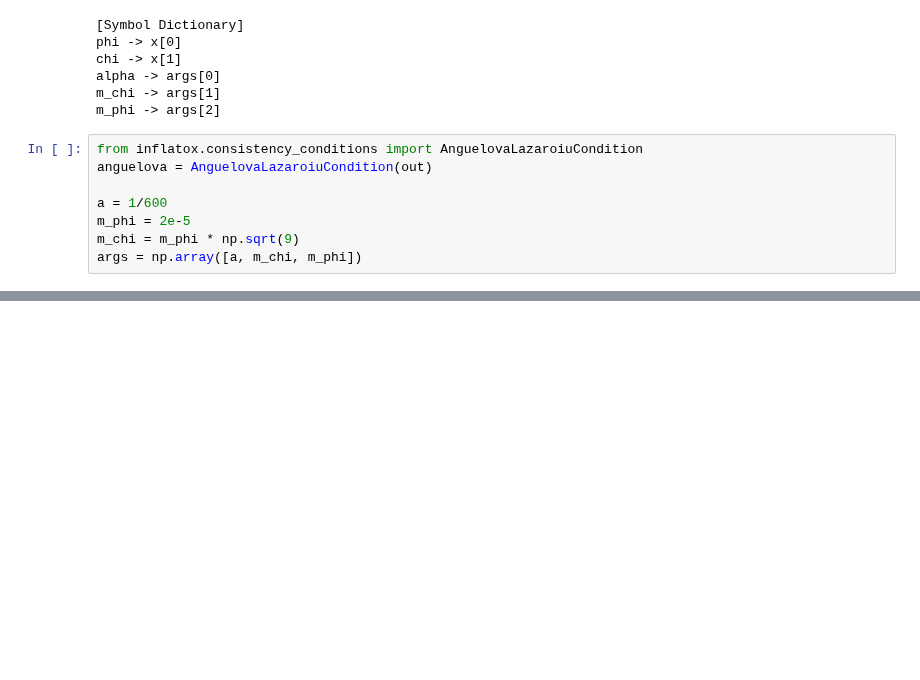
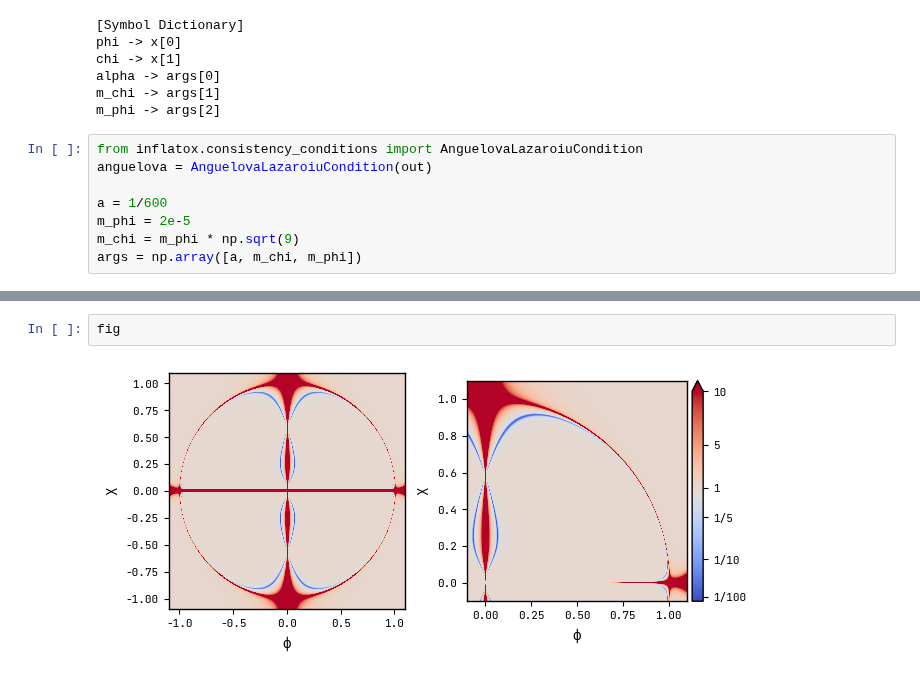
Before and after one commit to smups/inflatox, a Jupyter notebook: notebooks/angular_inf.ipynb, the cells around one changed output, grey strips where cells are left out. Drawn from its saved outputs; the diff is of its cells as text; blank space fills up the shorter version.

```diff
--- a/notebooks/angular_inf.ipynb
+++ b/notebooks/angular_inf.ipynb
@@ -155 +165,5 @@ Text(0.5, 4.444444444444445, '$\\phi$')
 <Figure size 640x480 with 0 Axes>
+# %%
+fig
+# %% [output]
+[figure, added]
```
Also changed, not shown: parts of 9 cells of this notebook, 15 other files.
